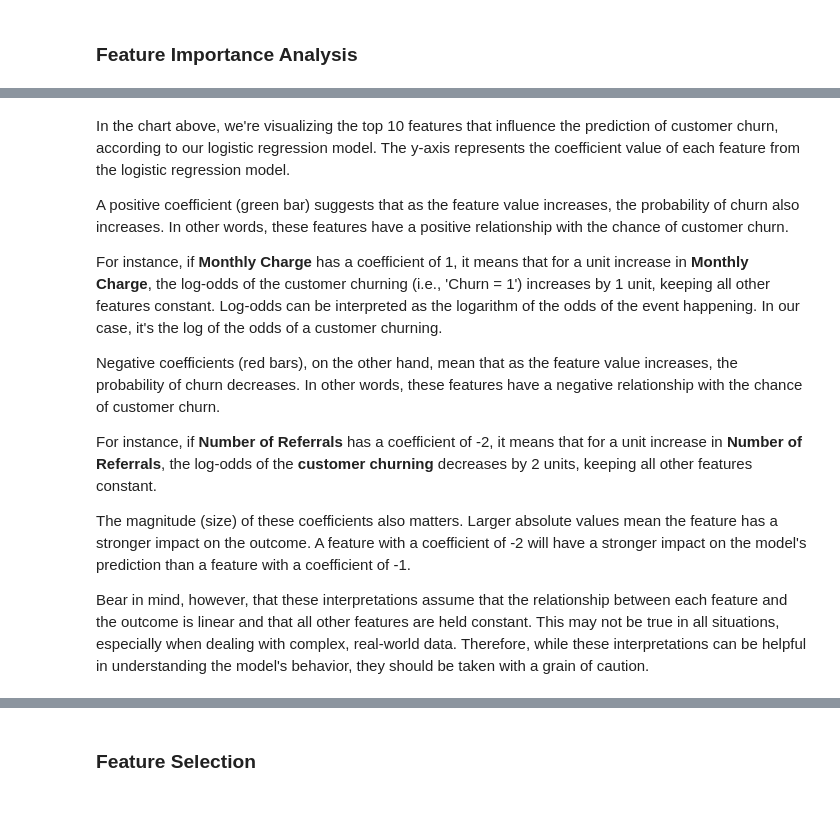
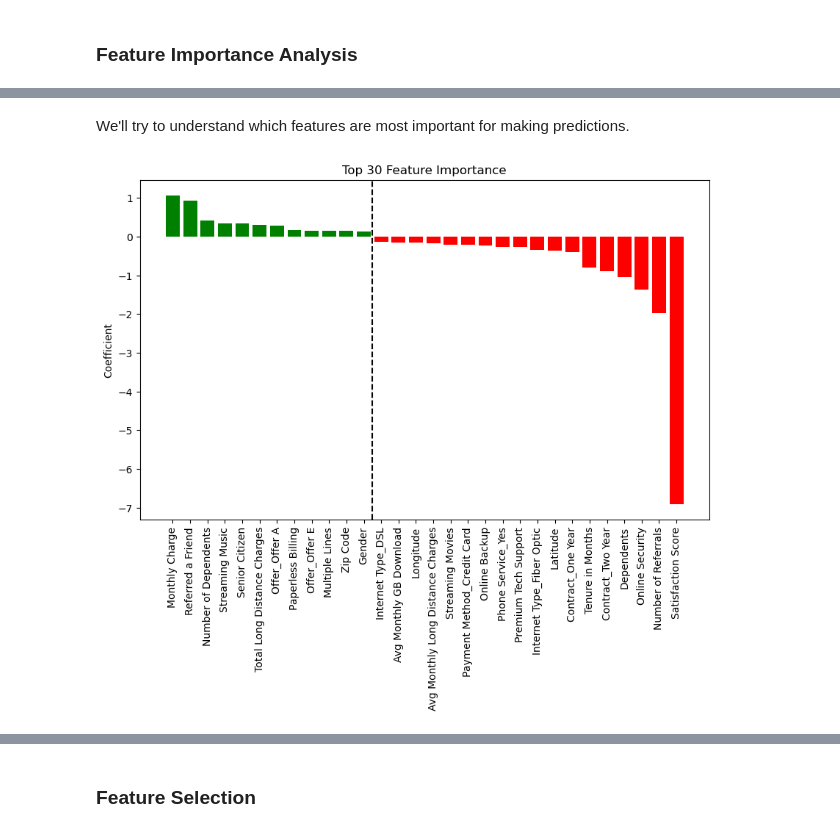
Before and after one commit to MxRaCohen/CustomerChurn, a Jupyter notebook: notebooks/Customer_Churn.ipynb, the cells around one changed output, grey strips where cells are left out. Drawn from its saved outputs; the diff is of its cells as text; code cells hidden in the pictures.

Commit message:
Update Feature Importance Analysis

```diff
--- a/notebooks/Customer_Churn.ipynb
+++ b/notebooks/Customer_Churn.ipynb
@@ -541,14 +509,39 @@ plt.show()
-# %% [markdown]
-In the chart above, we're visualizing the top 10 features that influence the prediction of customer churn, according to our logistic regression model. The y-axis represents the coefficient value of each feature from the logistic regression model.
-
-A positive coefficient (green bar) suggests that as the feature value increases, the probability of churn also increases. In other words, these features have a positive relationship with the chance of customer churn.
-
-For instance, if **Monthly Charge** has a coefficient of 1, it means that for a unit increase in **Monthly Charge**, the log-odds of the customer churning (i.e., 'Churn = 1') increases by 1 unit, keeping all other features constant. Log-odds can be interpreted as the logarithm of the odds of the event happening. In our case, it's the log of the odds of a customer churning.
-
-Negative coefficients (red bars), on the other hand, mean that as the feature value increases, the probability of churn decreases. In other words, these features have a negative relationship with the chance of customer churn.
-
-For instance, if **Number of Referrals** has a coefficient of -2, it means that for a unit increase in **Number of Referrals**, the log-odds of the **customer churning** decreases by 2 units, keeping all other features constant.
-
-The magnitude (size) of these coefficients also matters. Larger absolute values mean the feature has a stronger impact on the outcome. A feature with a coefficient of -2 will have a stronger impact on the model's prediction than a feature with a coefficient of -1.
-
-Bear in mind, however, that these interpretations assume that the relationship between each feature and the outcome is linear and that all other features are held constant. This may not be true in all situations, especially when dealing with complex, real-world data. Therefore, while these interpretations can be helpful in understanding the model's behavior, they should be taken with a grain of caution.
+# %% [markdown]
+We'll try to understand which features are most important for making predictions.
+# %%
+# Get importance
+importance = logreg.coef_[0]
+
+# Create a dataframe of features and their importance
+feature_importance = pd.DataFrame({'Feature': X_train.columns, 'Importance': importance})
+
+# Take absolute value of coefficients for ranking
+feature_importance['abs_importance'] = feature_importance['Importance'].abs()
+
+# Sort by absolute importance
+feature_importance = feature_importance.sort_values('abs_importance', ascending=False)
+
+# Select top 30 features
+top_features = feature_importance.iloc[:30]
+
+# Sort the top_features DataFrame in descending order by Importance for the plot
+top_features = top_features.sort_values('Importance', ascending=False)
+
+# Color based on positive or negative coefficient
+colors = ['green' if x > 0 else 'red' for x in top_features['Importance']]
+
+# Plot feature importance
+plt.figure(figsize=(10, 6))
+plt.bar(top_features['Feature'], top_features['Importance'], color=colors)
+plt.xticks(rotation='vertical')
+plt.title("Top 30 Feature Importance")
+plt.ylabel("Coefficient")
+
+# Find the position of the first negative coefficient
+first_negative = np.where(top_features['Importance']<0)[0]
+if len(first_negative) > 0:
+    plt.axvline(x=first_negative[0]-0.5, color='black', linestyle='--')  # Draw a vertical line
+
+plt.show()
+# %% [output]
+[figure, added]
```
Also changed, not shown: parts of 57 cells of this notebook.
